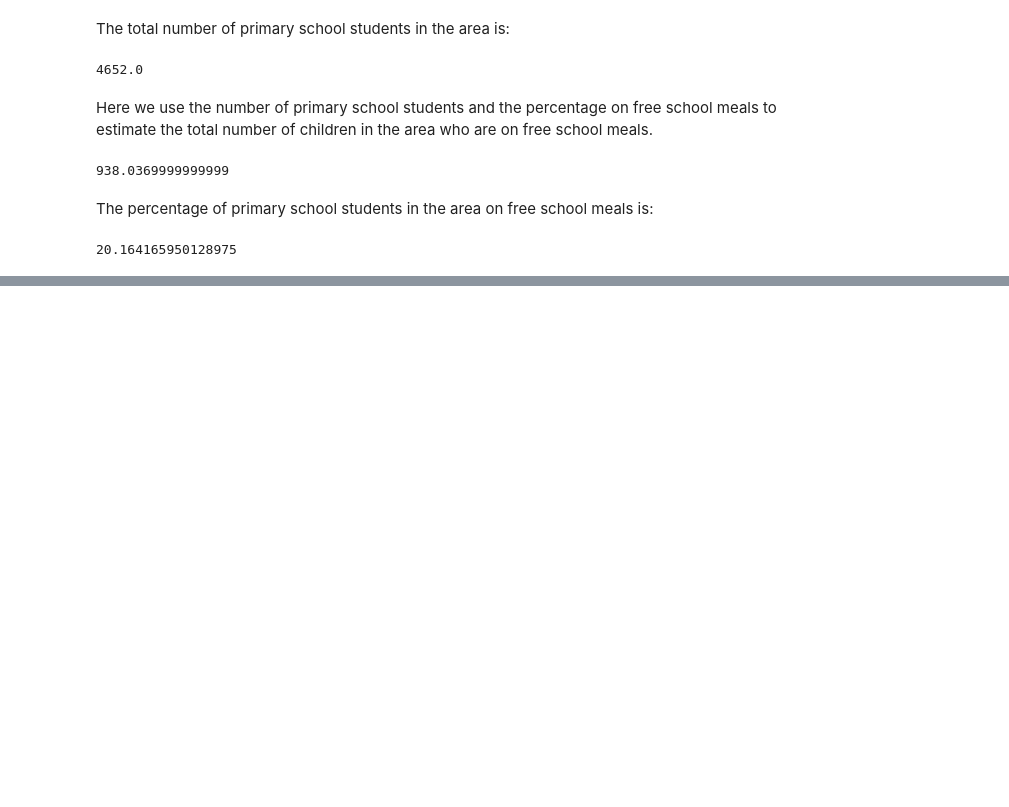
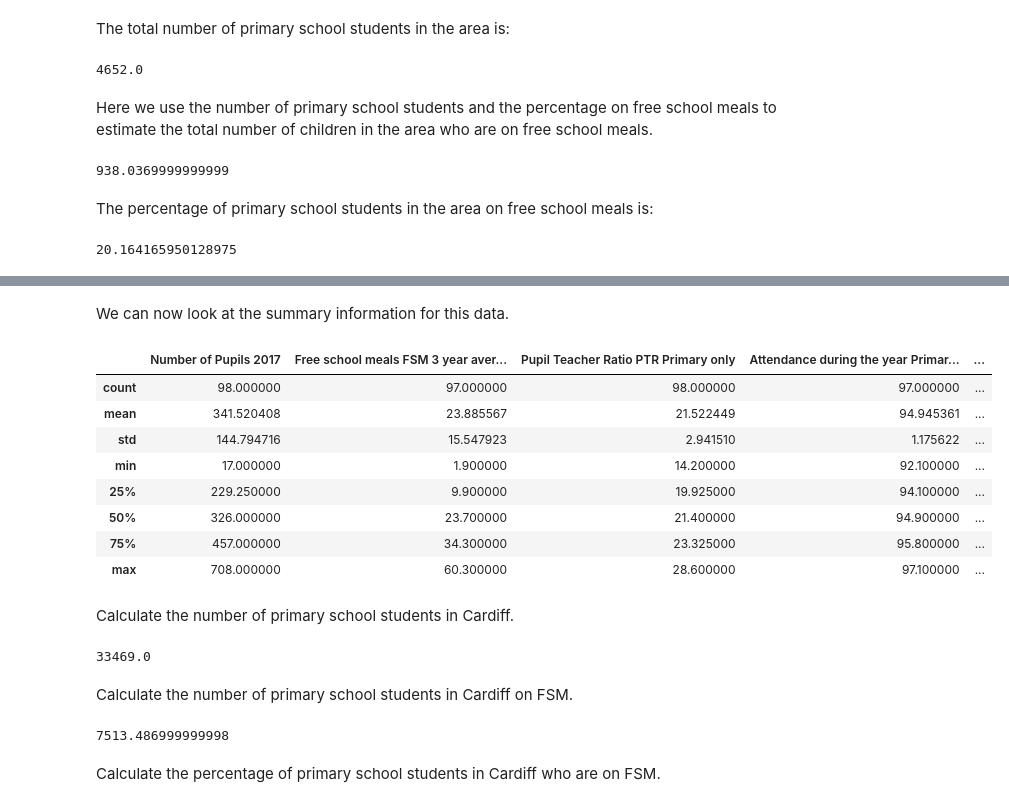
Before and after one commit to idorrington92/SRCDC_cardiff_data_analysis, a Jupyter notebook: codes/schools/my_local_school_webscraping.ipynb, the cells around one changed output, grey strips where cells are left out. Drawn from its saved outputs; the diff is of its cells as text; code cells hidden in the pictures; blank space fills up the shorter version.

```diff
--- a/codes/schools/my_local_school_webscraping.ipynb
+++ b/codes/schools/my_local_school_webscraping.ipynb
@@ -157,0 +193,31 @@ for school in cardiff_schools:
+# %% [markdown]
+We can now look at the summary information for this data.
+# %%
+cardiff_primary_school_df.describe()
+# %% [output]
+|  | Number of Pupils 2017 | Free school meals FSM 3 year aver... | Pupil Teacher Ratio PTR Primary only | Attendance during the year Primar... | ... |
+| count | 98.000000 | 97.000000 | 98.000000 | 97.000000 | ... |
+| mean | 341.520408 | 23.885567 | 21.522449 | 94.945361 | ... |
+| std | 144.794716 | 15.547923 | 2.941510 | 1.175622 | ... |
+| min | 17.000000 | 1.900000 | 14.200000 | 92.100000 | ... |
+| 25% | 229.250000 | 9.900000 | 19.925000 | 94.100000 | ... |
+| 50% | 326.000000 | 23.700000 | 21.400000 | 94.900000 | ... |
+| 75% | 457.000000 | 34.300000 | 23.325000 | 95.800000 | ... |
+| max | 708.000000 | 60.300000 | 28.600000 | 97.100000 | ... |
+# %% [markdown]
+Calculate the number of primary school students in Cardiff.
+# %%
+cardiff_num_students = sum(cardiff_primary_school_df['Number of Pupils 2017'])
+print(cardiff_num_students)
+# %% [output]
+33469.0
+# %% [markdown]
+Calculate the number of primary school students in Cardiff on FSM.
+# %%
+cardiff_fsm_students = sum((pd.to_numeric(cardiff_primary_school_df['Free school meals FSM  3 year average Primary only(%)'])/100 \
+                                                  * cardiff_primary_school_df['Number of Pupils 2017']).dropna())
+print(cardiff_fsm_students)
+# %% [output]
+7513.486999999998
+# %% [markdown]
+Calculate the percentage of primary school students in Cardiff who are on FSM.
```
Also changed, not shown: parts of 16 cells of this notebook.
